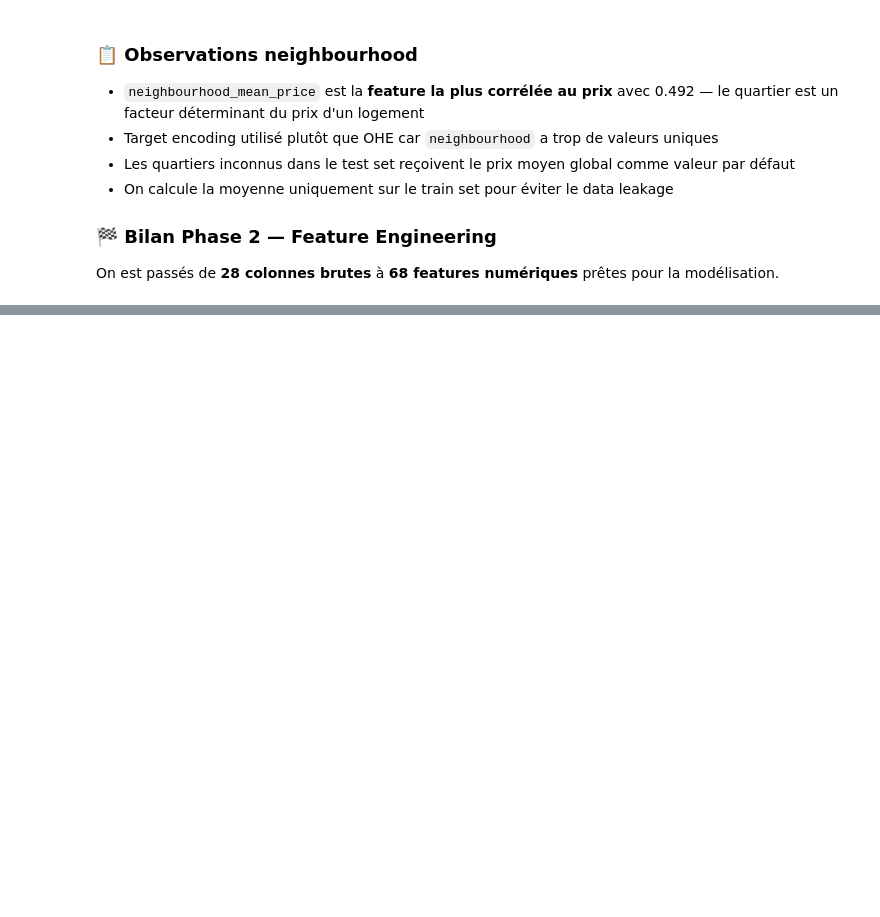
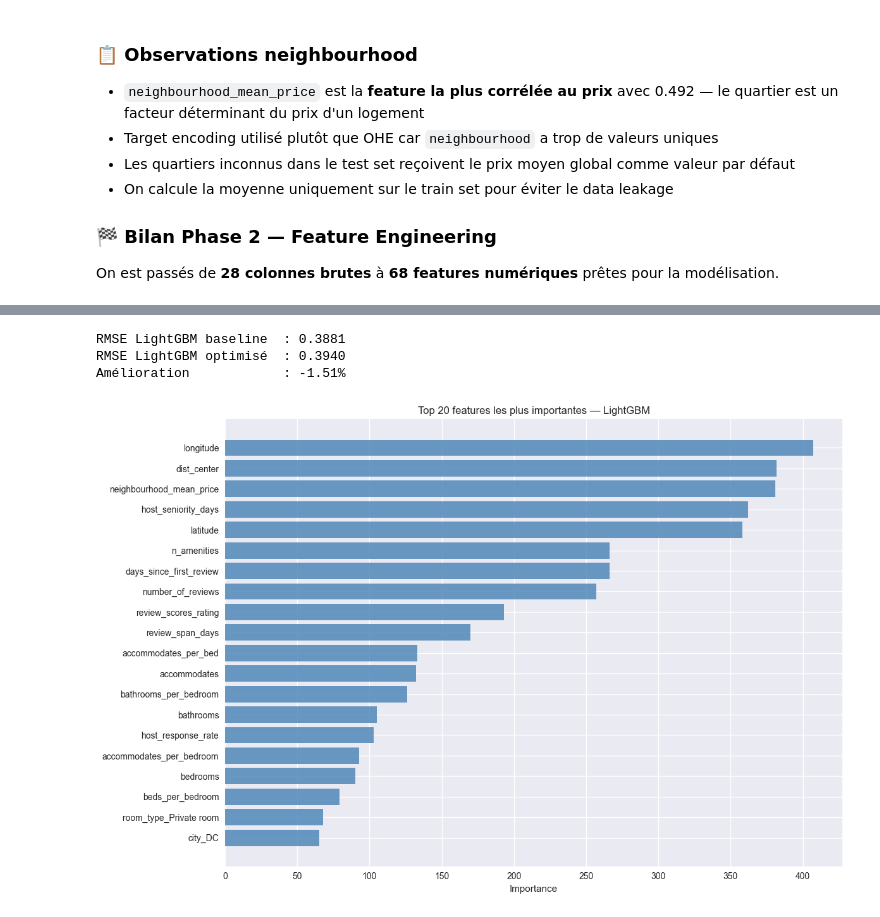
Before and after one commit to GingaShift/airbnb-price-oracle, a Jupyter notebook: notebooks/airbnb_price_oracle.ipynb, the cells around one changed output, grey strips where cells are left out. Cells and saved outputs as stored; diff of their text form; code cells hidden in the pictures; blank space fills up the shorter version.

```diff
--- a/notebooks/airbnb_price_oracle.ipynb
+++ b/notebooks/airbnb_price_oracle.ipynb
@@ -1115,0 +1164,15 @@ prêtes pour la modélisation.
+# %%
+# Entraînement baseline
+baseline = LinearRegression()
+baseline.fit(X_train, y_train)
+
+# Prédictions
+y_pred_baseline = baseline.predict(X_val)
+
+# RMSE
+rmse_baseline = np.sqrt(mean_squared_error(y_val, y_pred_baseline))
+print(f"Baseline Linear Regression — RMSE : {rmse_baseline:.4f}")
+
+# On stocke les résultats dans un dictionnaire pour comparer plus tard
+results = {}
+results['Linear Regression'] = rmse_baseline
@@ -1115,0 +1364,36 @@ prêtes pour la modélisation.
+# %%
+# Évaluation sur le set de validation
+best_lgbm = lgbm_search.best_estimator_
+y_pred_best = best_lgbm.predict(X_val)
+rmse_best = np.sqrt(mean_squared_error(y_val, y_pred_best))
+
+print(f"RMSE LightGBM baseline  : 0.3881")
+print(f"RMSE LightGBM optimisé  : {rmse_best:.4f}")
+print(f"Amélioration            : {((0.3881 - rmse_best) / 0.3881 * 100):.2f}%")
+
+# Ajout aux résultats
+results['LightGBM optimisé'] = rmse_best
+# %% [output]
+RMSE LightGBM baseline  : 0.3881
+RMSE LightGBM optimisé  : 0.3940
+Amélioration            : -1.51%
+# %%
+# Les 20 features les plus importantes
+feature_importance = pd.DataFrame({
+    'feature'   : X.columns,
+    'importance': best_lgbm.feature_importances_
+}).sort_values('importance', ascending=False).head(20)
+
+fig, ax = plt.subplots(figsize=(12, 8))
+bars = ax.barh(feature_importance['feature'],
+               feature_importance['importance'],
+               color='steelblue', alpha=0.8)
+ax.set_title('Top 20 features les plus importantes — LightGBM')
+ax.set_xlabel('Importance')
+ax.invert_yaxis()
+
+plt.tight_layout()
+plt.savefig('../outputs/feature_importance.png', dpi=150, bbox_inches='tight')
+plt.show()
+# %% [output]
+[figure, added]
```
Also changed, not shown: parts of 23 cells of this notebook, 4 other files.
